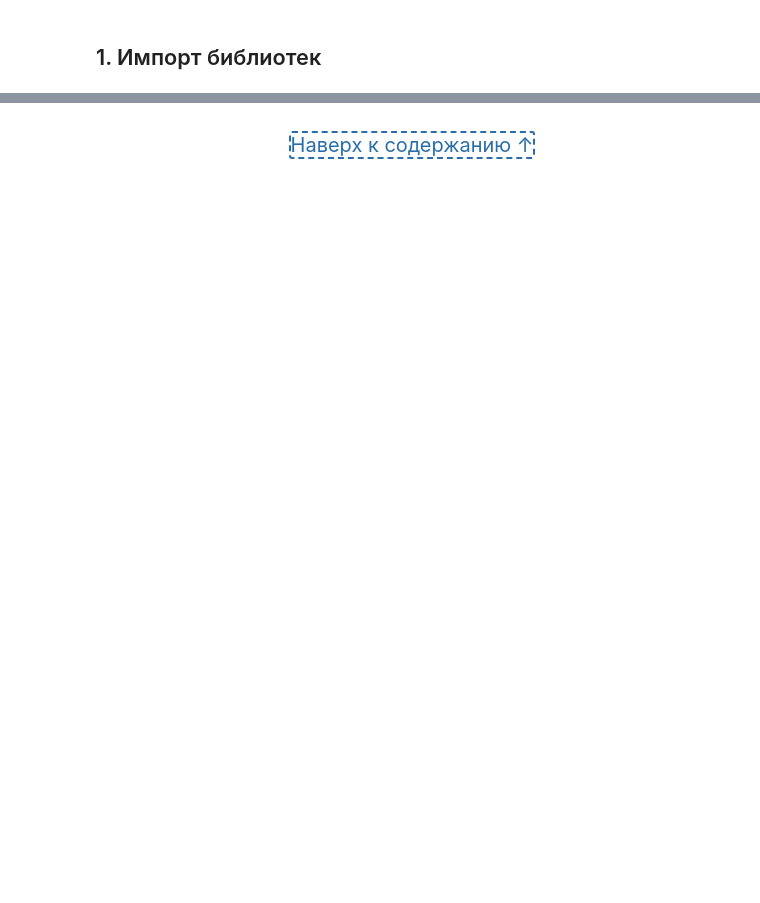
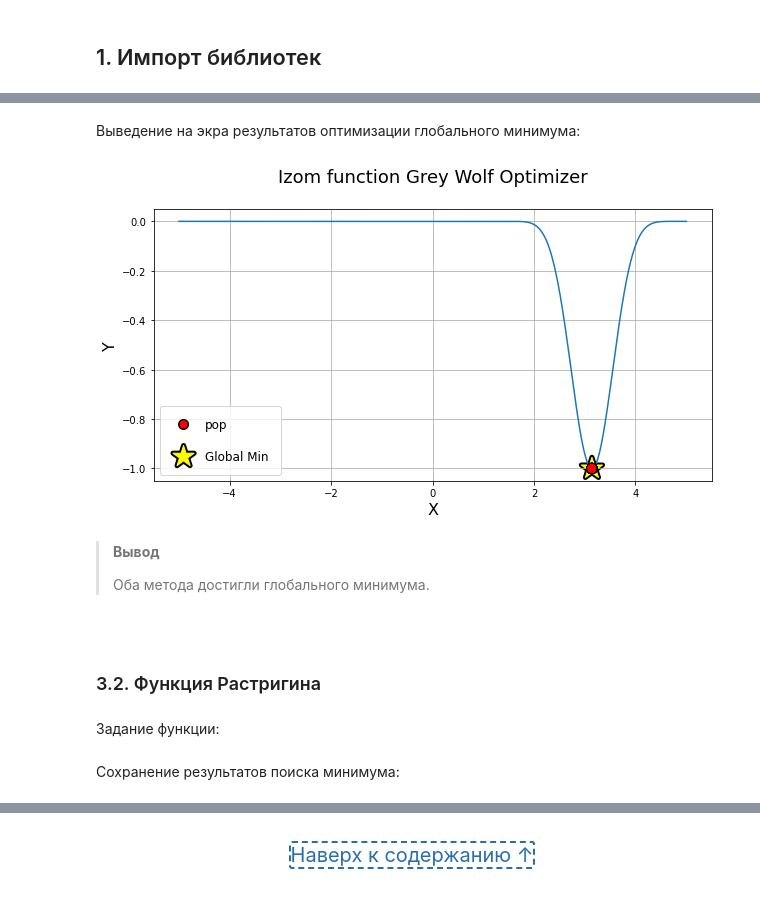
Before and after one commit to tidalinn/mai_term01_artificial_intelligence_course, a Jupyter notebook: 02_laboratory_work.ipynb, the cells around one changed output, grey strips where cells are left out. Drawn from its saved outputs; the diff is of its cells as text; code cells hidden in the pictures; blank space fills up the shorter version.

```diff
--- a/02_laboratory_work.ipynb
+++ b/02_laboratory_work.ipynb
@@ -161,0 +213,21 @@ plt.show()
+# %%
+get_x, get_f, champion_x = get_algo_pop(prob, pg.gwo)
+# %% [markdown]
+Выведение на экра результатов оптимизации глобального минимума:
+# %%
+plot_function_min_search_2d(x_linear, y_linear, izom_loss,
+                            [get_x, get_f],
+                            'Izom function Grey Wolf Optimizer',
+                            champion_x)
+# %% [output]
+[figure, added]
+# %% [markdown]
+>**Вывод**
+>
+>Оба метода достигли глобального минимума.
+# %% [markdown]
+<div style="height: 2px; background-color: blue; opacity: 0.2; margin: 10px 0;"></div>
+# %% [markdown]
+### 3.2. Функция Растригина
+# %% [markdown]
+Задание функции:
@@ -161,0 +237,2 @@ plt.show()
+# %% [markdown]
+Сохранение результатов поиска минимума:
```
Also changed, not shown: parts of 62 cells of this notebook.
